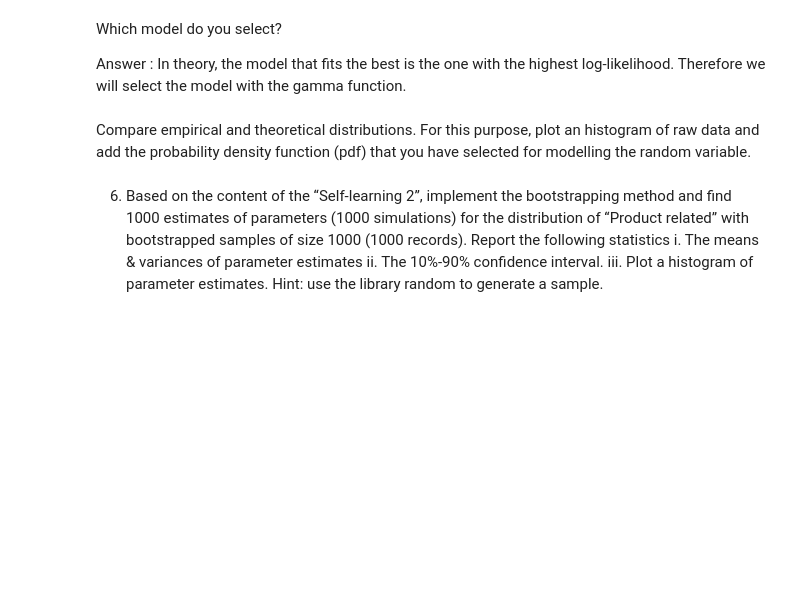
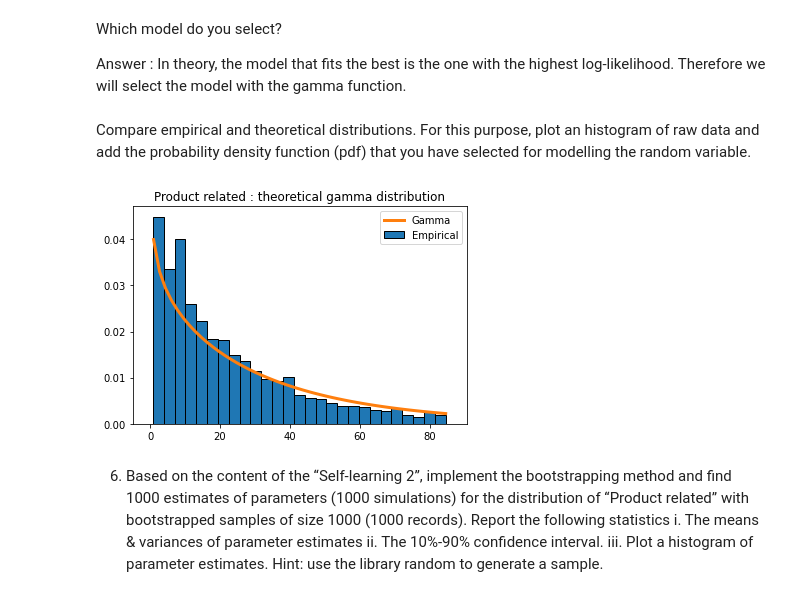
Before and after one commit to Smessens/SImonSimonHack, a Jupyter notebook: Hackathon1.ipynb, the cells around one changed output. Drawn from its saved outputs; the diff is of its cells as text; code cells hidden in the pictures; blank space fills up the shorter version.

```diff
--- a/Hackathon1.ipynb
+++ b/Hackathon1.ipynb
@@ -197,6 +197,20 @@ Which model do you select?
 Answer : In theory, the model that fits the best is the one with the highest log-likelihood. Therefore we will select the model with the gamma function.
 # %% [markdown]
 Compare empirical and theoretical distributions. For this purpose, plot an histogram of raw data and add the probability density function (pdf) that you have selected for modelling the random variable.
+# %%
+#Computing gamma function (stopped at theoretical max)
+x=np.linspace(min(PR),PR_max,50)
+gamma=sc.gamma.pdf(x, a, 0, scale)
+
+#Plotting result
+plt.title("Product related : theoretical gamma distribution")
+plt.hist(PR,40,[PR_min,PR_max], 1,edgecolor="k",label="Empirical")
+plt.plot(x,gamma,linewidth=3,label='Gamma')
+plt.xlim(left=-5)
+plt.legend()
+plt.show()
+# %% [output]
+[figure, added]
 # %% [markdown]
 6)	Based on the content of the “Self-learning 2”, implement the bootstrapping method and find 1000 estimates of parameters (1000 simulations) for the distribution of “Product related” with bootstrapped samples of size 1000 (1000 records). Report the following statistics
 i.	The means & variances of parameter estimates
```
Also changed, not shown: parts of 5 cells of this notebook.
